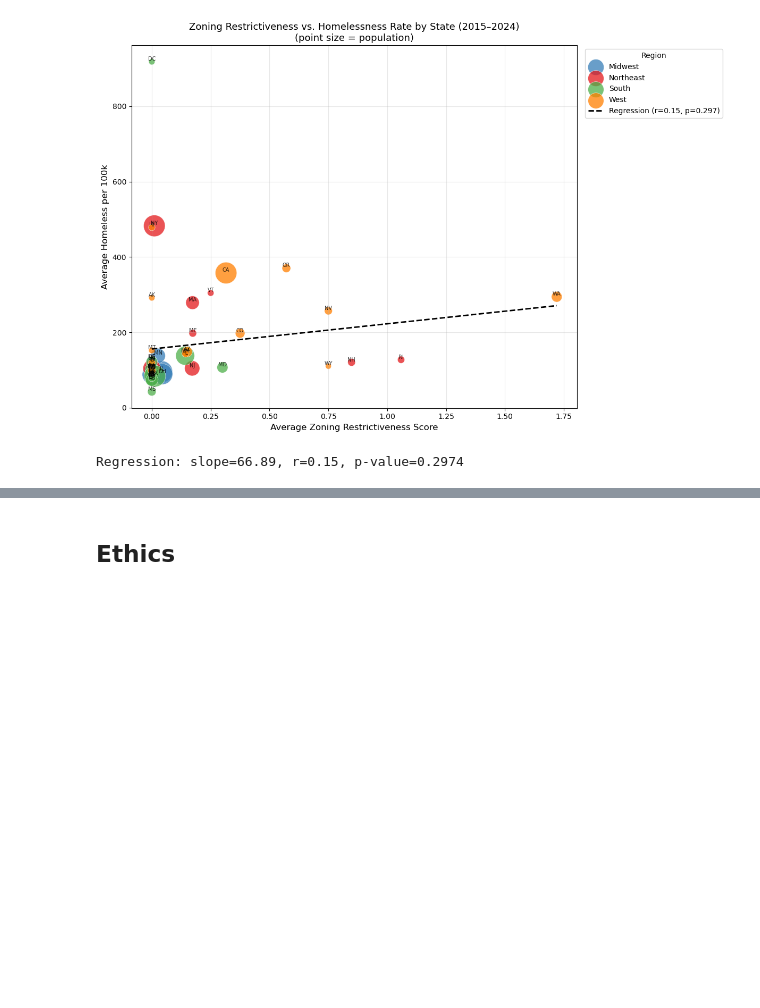
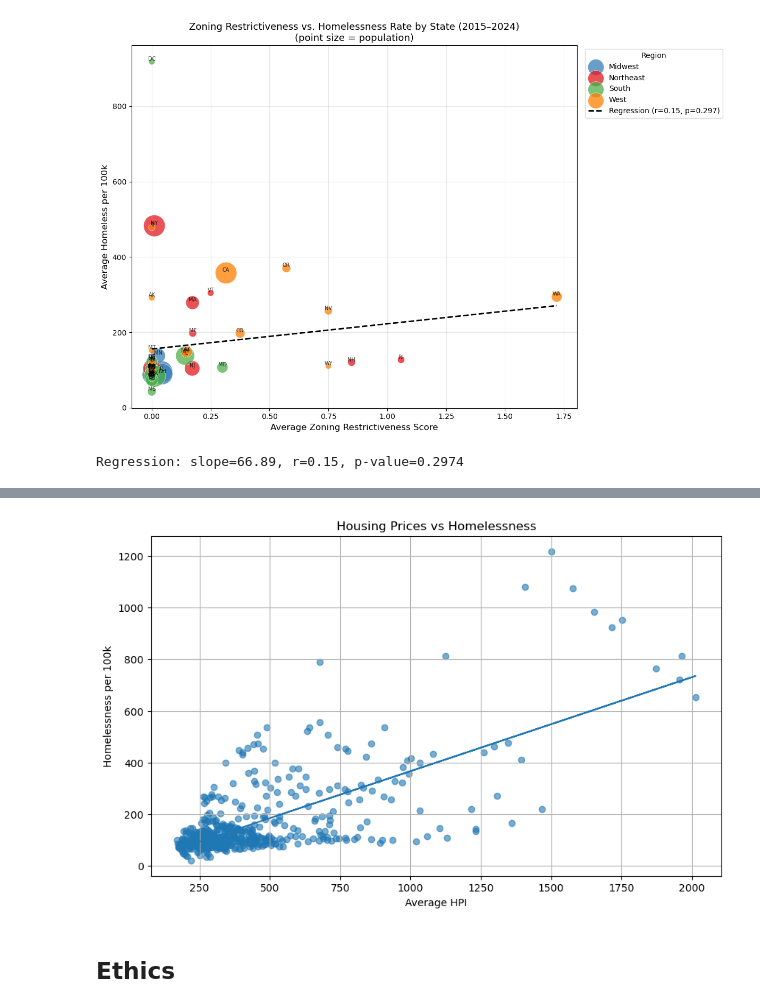
Before and after one commit to COGS108/Group-SP26-085, a Jupyter notebook: 02-EDACheckpoint.ipynb, the cells around one changed output, grey strips where cells are left out. Drawn from its saved outputs; the diff is of its cells as text; code cells hidden in the pictures; blank space fills up the shorter version.

```diff
--- a/02-EDACheckpoint.ipynb
+++ b/02-EDACheckpoint.ipynb
@@ -1523,3 +1621,58 @@ Regression: slope=66.89, r=0.15, p-value=0.2974
+# %%
+import pandas as pd
+import matplotlib.pyplot as plt
+import numpy as np
+
+# ---------------------------------------------
+# LOAD DATA
+# ---------------------------------------------
+merged = pd.read_csv('data/02-processed/merged_final.csv')
+
+# ---------------------------------------------
+# KEEP NEEDED COLUMNS
+# ---------------------------------------------
+df = merged[['avg_hpi',
+             'homeless_per_100k']].copy()
+
+# ---------------------------------------------
+# REMOVE MISSING VALUES
+# ---------------------------------------------
+df = df.dropna()
+
+# ---------------------------------------------
+# DEFINE X AND Y
+# ---------------------------------------------
+x = df['avg_hpi']
+y = df['homeless_per_100k']
+
+# ---------------------------------------------
+# CREATE SCATTERPLOT
+# ---------------------------------------------
+plt.figure(figsize=(10,6))
+
+plt.scatter(x, y, alpha=0.6)
+
+# ---------------------------------------------
+# REGRESSION LINE
+# ---------------------------------------------
+m, b = np.polyfit(x, y, 1)
+
+plt.plot(x, m*x + b)
+
+# ---------------------------------------------
+# LABELS
+# ---------------------------------------------
+plt.title('Housing Prices vs Homelessness')
+
+plt.xlabel('Average HPI')
+
+plt.ylabel('Homelessness per 100k')
+
+plt.grid(True)
+
+plt.show()
+# %% [output]
+[figure, added]
 # %% [markdown]
 ## Ethics
 # %% [markdown]
```
Also changed, not shown: parts of 4 cells of this notebook.
